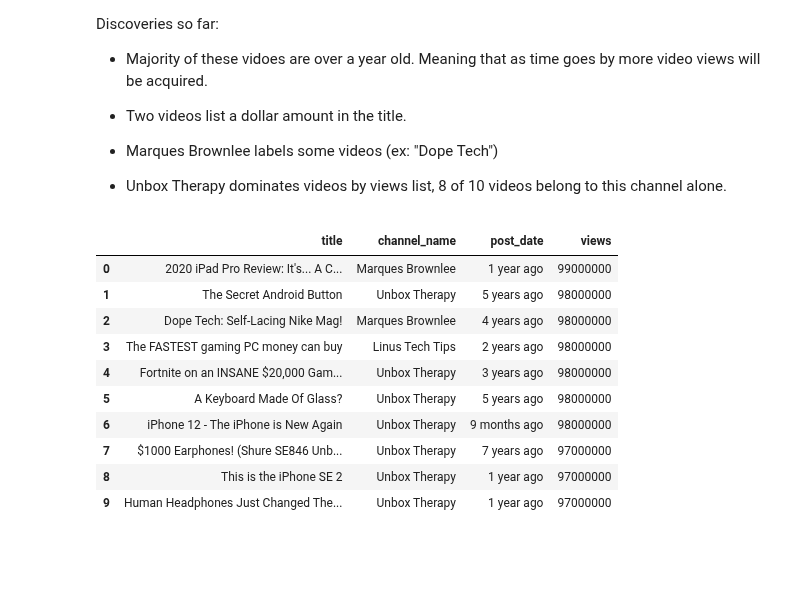
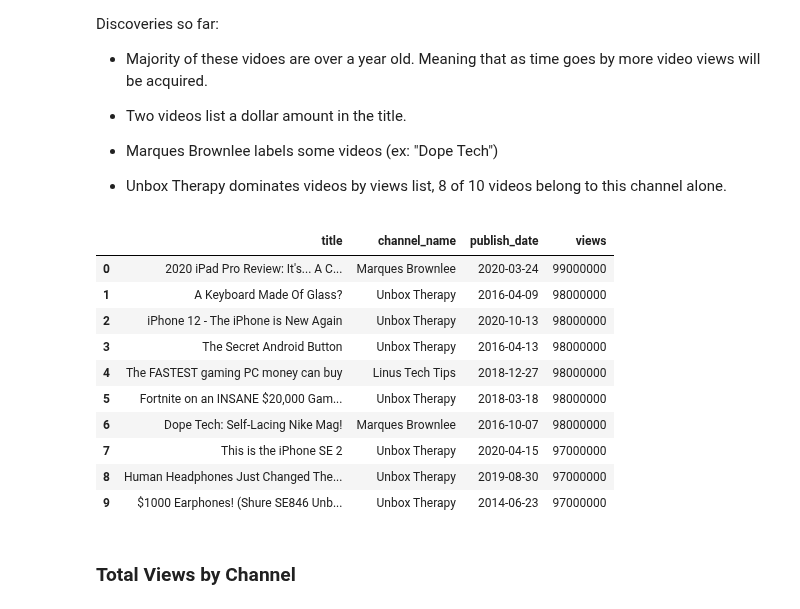
Before and after one commit to drusho/blog, a Jupyter notebook: _notebooks/2021-07-17-webscrapping-youtube.ipynb, the cells around one changed output. Saved outputs shown, nothing was run; the diff lists cells and outputs as text; code cells hidden in the pictures; blank space fills up the shorter version.

```diff
--- a/_notebooks/2021-07-17-webscrapping-youtube.ipynb
+++ b/_notebooks/2021-07-17-webscrapping-youtube.ipynb
@@ -121,0 +146,5 @@ merged.head(2)
+# %%
+#hide
+# comments dytpe to int
+df_videos['Comments'] = df_videos['Comments'].str.replace('Comments','').str.replace(',','').astype('int')
+df_videos.sample(2)
@@ -121,0 +155,5 @@ merged.head(2)
+# %%
+#hide
+# Likes dytpe to int
+df_videos['Likes'] = df_videos['Likes'].str.replace('K','000').str.replace("M",'000000').str.replace('.','').astype('int')
+df_videos.sample(2)
@@ -121,0 +164,6 @@ merged.head(2)
+# %%
+#hide
+# Fix Width and Height, remove '.' and '0' from end of str
+df_videos['Width'] = df_videos['Width'].astype('str').str.split(".", expand=True)[0]
+df_videos['Height'] = df_videos['Height'].astype('str').str.split(".", expand=True)[0]
+df_videos.head(2)
@@ -121,0 +180,12 @@ merged.head(2)
+# %%
+#collapse
+# merge df2
+vc_merged = merged.merge(df_videos, on='url')
+vc_merged.rename(columns={
+    'Partial Description':'video_desc',
+    'Publish Date':'publish_date',
+    'Upload_date':'upload_date',
+    'Interaction Count':'interact_count'
+    },inplace=True)
+
+vc_merged.head(2)
@@ -165,16 +228,18 @@ Discoveries so far:
 # %%
 #collapse
 # Top 10 Videos by Views
-merged.groupby(['title','channel_name','post_date'])['views'].max().sort_values(ascending=False).head(10).reset_index()
+vc_merged.groupby(['title','channel_name','publish_date'])['views'].max().sort_values(ascending=False).head(10).reset_index()
 # %% [output]
-|  | title | channel_name | post_date | views |
-| 0 | 2020 iPad Pro Review: It's... A C... | Marques Brownlee | 1 year ago | 99000000 |
-| 1 | The Secret Android Button | Unbox Therapy | 5 years ago | 98000000 |
-| 2 | Dope Tech: Self-Lacing Nike Mag! | Marques Brownlee | 4 years ago | 98000000 |
-| 3 | The FASTEST gaming PC money can buy | Linus Tech Tips | 2 years ago | 98000000 |
-| 4 | Fortnite on an INSANE $20,000 Gam... | Unbox Therapy | 3 years ago | 98000000 |
-| 5 | A Keyboard Made Of Glass? | Unbox Therapy | 5 years ago | 98000000 |
-| 6 | iPhone 12 - The iPhone is New Again | Unbox Therapy | 9 months ago | 98000000 |
-| 7 | $1000 Earphones! (Shure SE846 Unb... | Unbox Therapy | 7 years ago | 97000000 |
-| 8 | This is the iPhone SE 2 | Unbox Therapy | 1 year ago | 97000000 |
-| 9 | Human Headphones Just Changed The... | Unbox Therapy | 1 year ago | 97000000 |
+|  | title | channel_name | publish_date | views |
+| 0 | 2020 iPad Pro Review: It's... A C... | Marques Brownlee | 2020-03-24 | 99000000 |
+| 1 | A Keyboard Made Of Glass? | Unbox Therapy | 2016-04-09 | 98000000 |
+| 2 | iPhone 12 - The iPhone is New Again | Unbox Therapy | 2020-10-13 | 98000000 |
+| 3 | The Secret Android Button | Unbox Therapy | 2016-04-13 | 98000000 |
+| 4 | The FASTEST gaming PC money can buy | Linus Tech Tips | 2018-12-27 | 98000000 |
+| 5 | Fortnite on an INSANE $20,000 Gam... | Unbox Therapy | 2018-03-18 | 98000000 |
+| 6 | Dope Tech: Self-Lacing Nike Mag! | Marques Brownlee | 2016-10-07 | 98000000 |
+| 7 | This is the iPhone SE 2 | Unbox Therapy | 2020-04-15 | 97000000 |
+| 8 | Human Headphones Just Changed The... | Unbox Therapy | 2019-08-30 | 97000000 |
+| 9 | $1000 Earphones! (Shure SE846 Unb... | Unbox Therapy | 2014-06-23 | 97000000 |
+# %% [markdown]
+### Total Views by Channel
```
Also changed, not shown: parts of 25 cells of this notebook.
